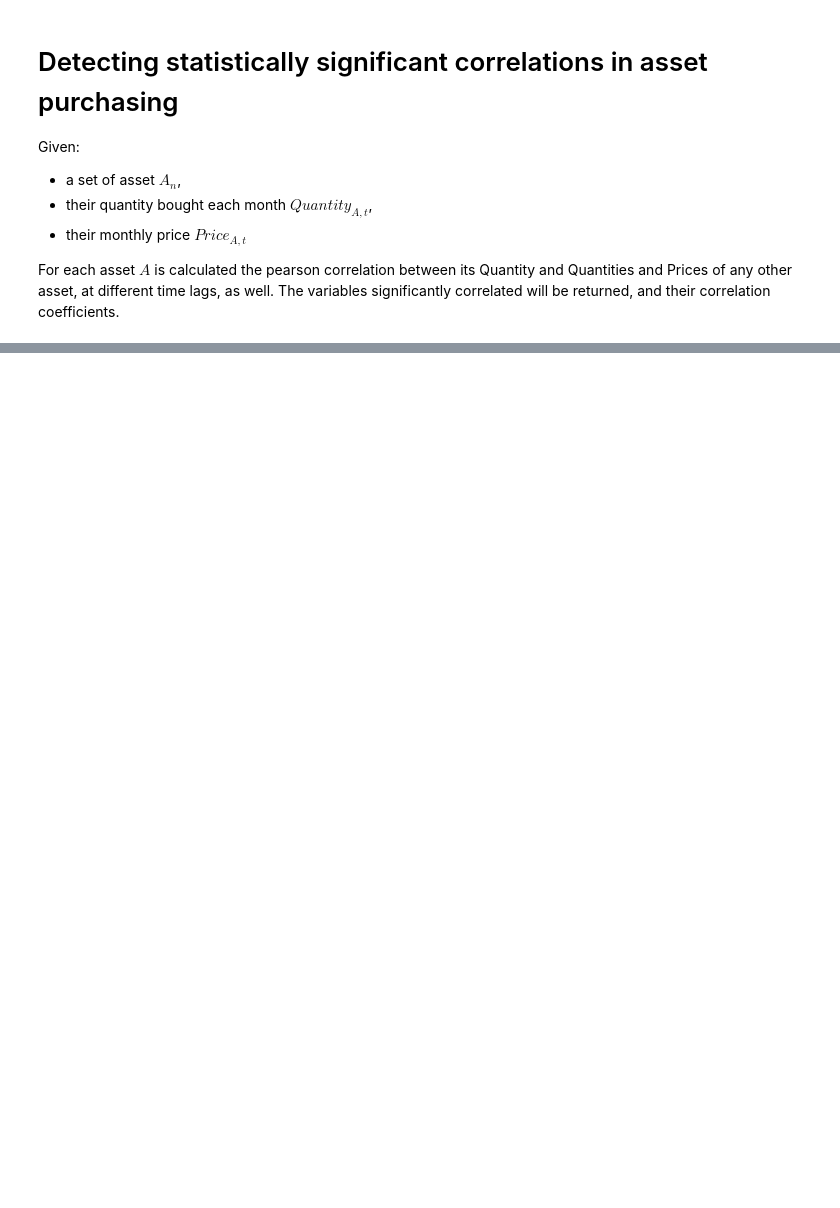
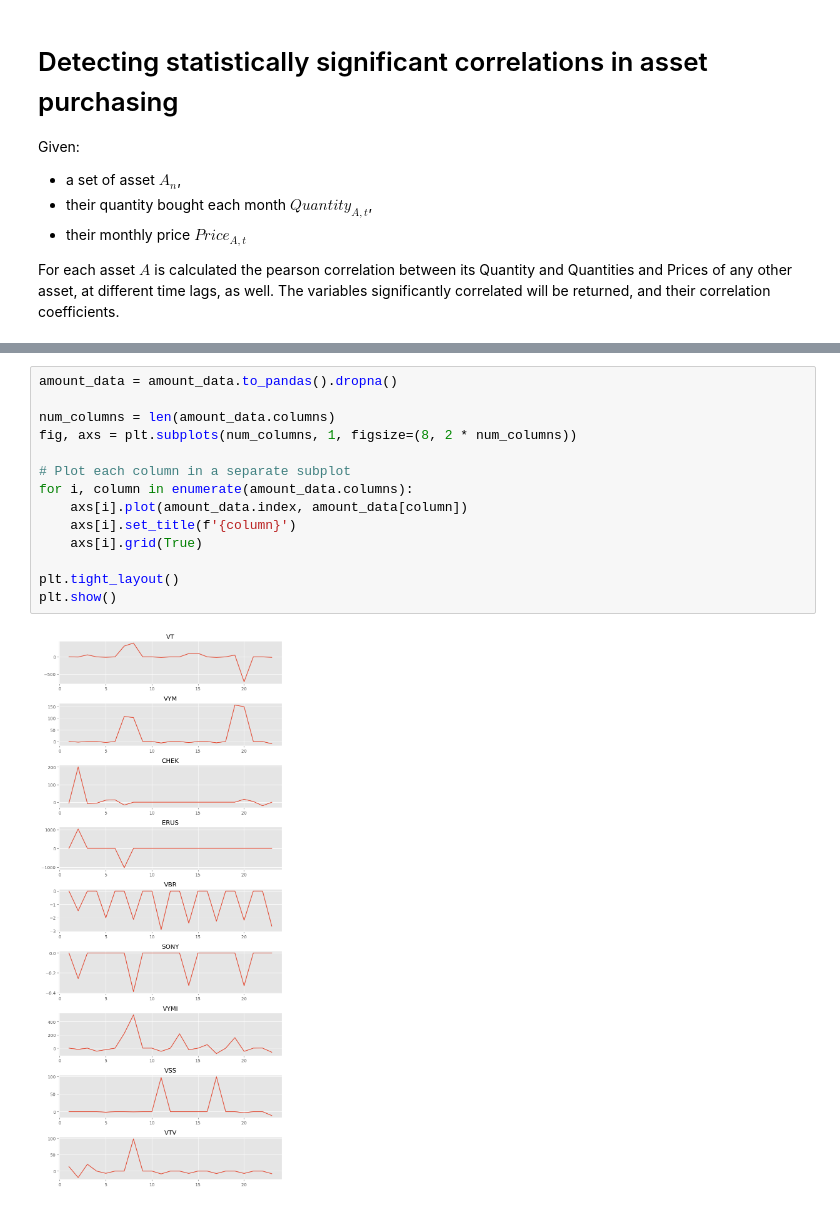
Before and after one commit to vincenzojrs/MrRipStrategyAnalysis, a Jupyter notebook: main.ipynb, the cells around one changed output, grey strips where cells are left out. Cells and saved outputs as stored; diff of their text form; blank space fills up the shorter version.

```diff
--- a/main.ipynb
+++ b/main.ipynb
@@ -331,0 +334,16 @@ amount_data.plot()
+# %%
+amount_data = amount_data.to_pandas().dropna()
+
+num_columns = len(amount_data.columns)
+fig, axs = plt.subplots(num_columns, 1, figsize=(8, 2 * num_columns))
+
+# Plot each column in a separate subplot
+for i, column in enumerate(amount_data.columns):
+    axs[i].plot(amount_data.index, amount_data[column])
+    axs[i].set_title(f'{column}')
+    axs[i].grid(True)
+
+plt.tight_layout()
+plt.show()
+# %% [output]
+[figure, added]
```
Also changed, not shown: parts of 26 cells of this notebook.
